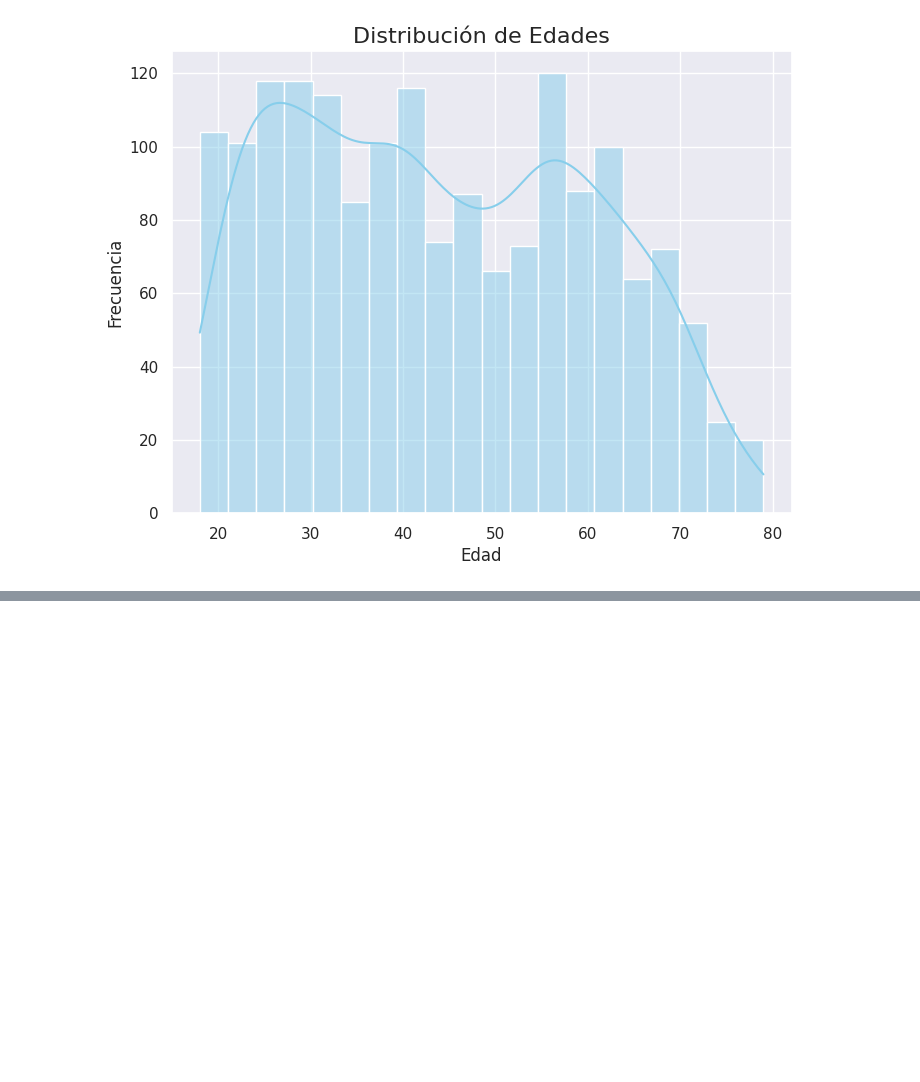
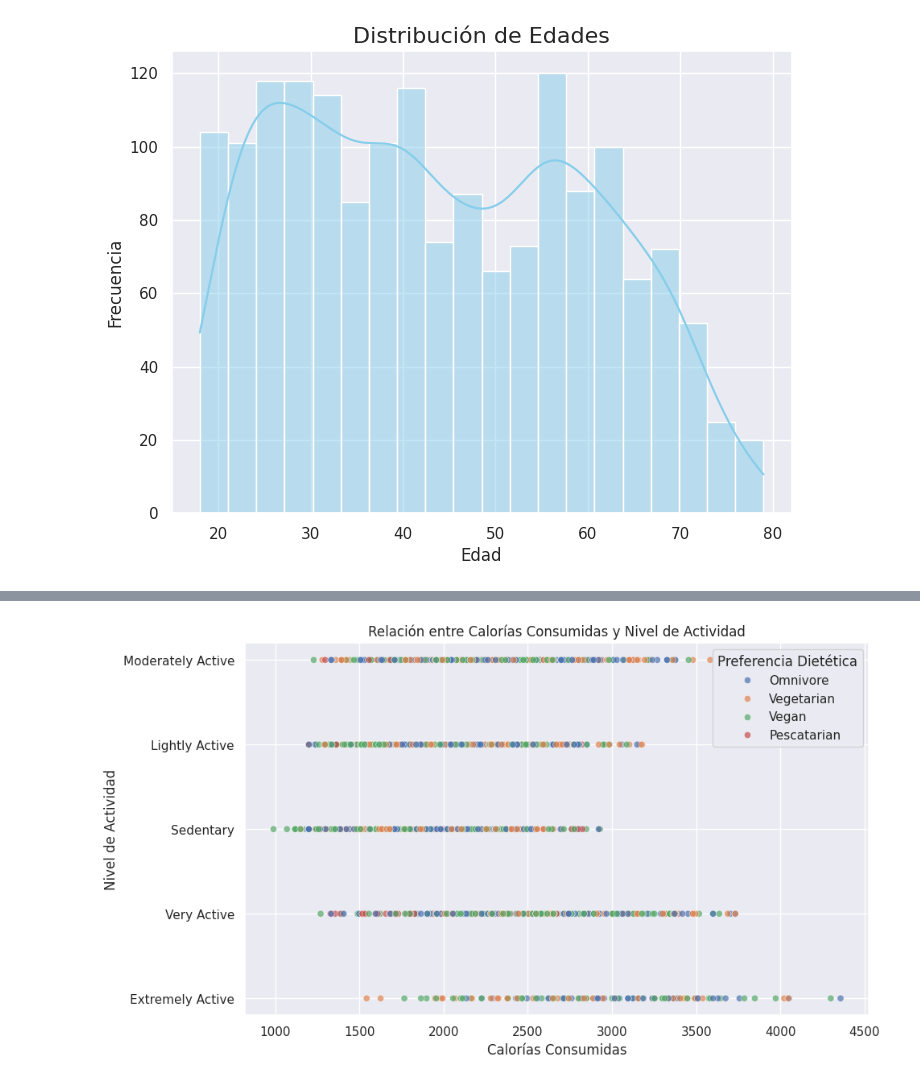
Before and after one commit to miriam013/Nutrition-Daily-Meals, a Jupyter notebook: Nutrition_Daily_Meals.ipynb, the cells around one changed output, grey strips where cells are left out. Saved outputs shown, nothing was run; the diff lists cells and outputs as text; code cells hidden in the pictures; blank space fills up the shorter version.

```diff
--- a/Nutrition_Daily_Meals.ipynb
+++ b/Nutrition_Daily_Meals.ipynb
@@ -177,0 +219,10 @@ plt.show()
+# %%
+plt.figure(figsize=(10, 6))
+sns.scatterplot(data=df, x='Calorías', y='Nivel_de_actividad', hue='Preferencia_dietética', alpha=0.7)
+plt.title('Relación entre Calorías Consumidas y Nivel de Actividad')
+plt.xlabel('Calorías Consumidas')
+plt.ylabel('Nivel de Actividad')
+plt.legend(title='Preferencia Dietética')
+plt.show()
+# %% [output]
+[figure, added]
```
Also changed, not shown: parts of 3 cells of this notebook.
